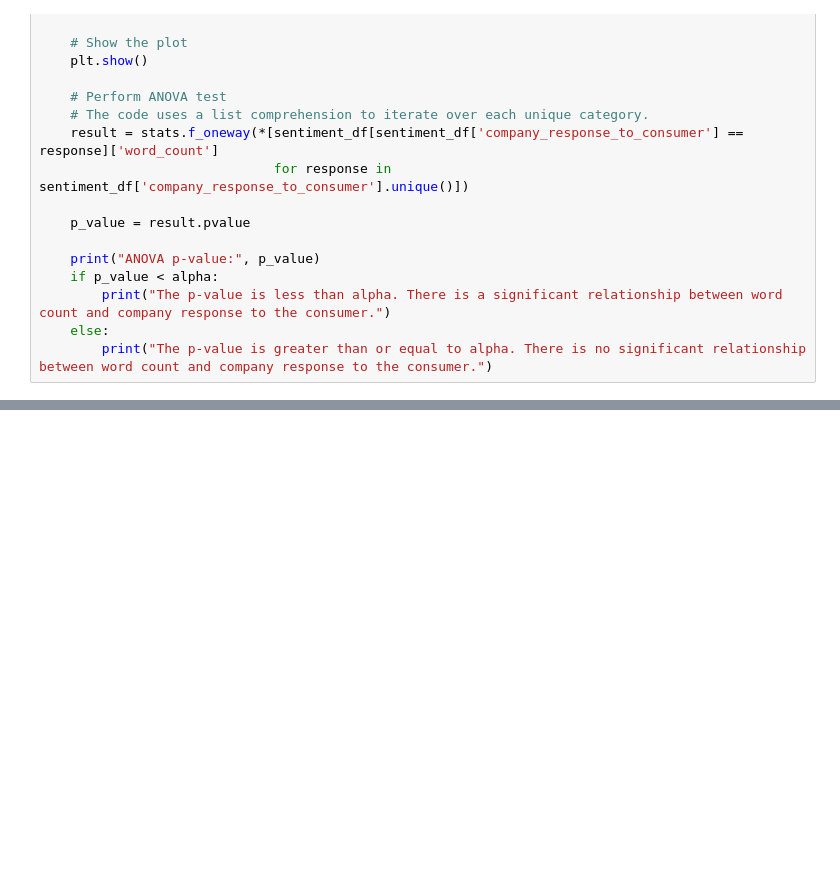
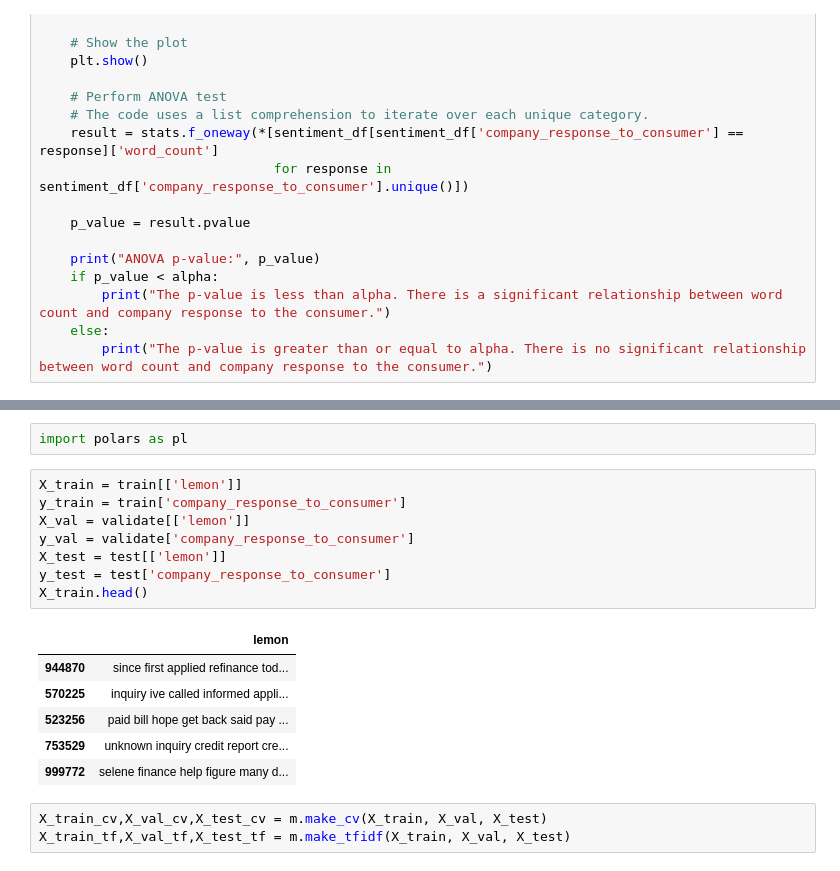
Before and after one commit to DATA-TRAC/consumer-complaint-response, a Jupyter notebook: cely-notebook.ipynb, the cells around one changed output, grey strips where cells are left out. Drawn from its saved outputs; the diff is of its cells as text; blank space fills up the shorter version.

```diff
--- a/cely-notebook.ipynb
+++ b/cely-notebook.ipynb
@@ -618,0 +444,20 @@ The p-value is less than alpha. There is a significant relationship between word
+# %%
+import polars as pl
+# %%
+X_train = train[['lemon']]
+y_train = train['company_response_to_consumer']
+X_val = validate[['lemon']]
+y_val = validate['company_response_to_consumer']
+X_test = test[['lemon']]
+y_test = test['company_response_to_consumer']
+X_train.head()
+# %% [output]
+|  | lemon |
+| 944870 | since first applied refinance tod... |
+| 570225 | inquiry ive called informed appli... |
+| 523256 | paid bill hope get back said pay ... |
+| 753529 | unknown inquiry credit report cre... |
+| 999772 | selene finance help figure many d... |
+# %%
+X_train_cv,X_val_cv,X_test_cv = m.make_cv(X_train, X_val, X_test)
+X_train_tf,X_val_tf,X_test_tf = m.make_tfidf(X_train, X_val, X_test)
```
Also changed, not shown: parts of 50 cells of this notebook, 2 other files.
